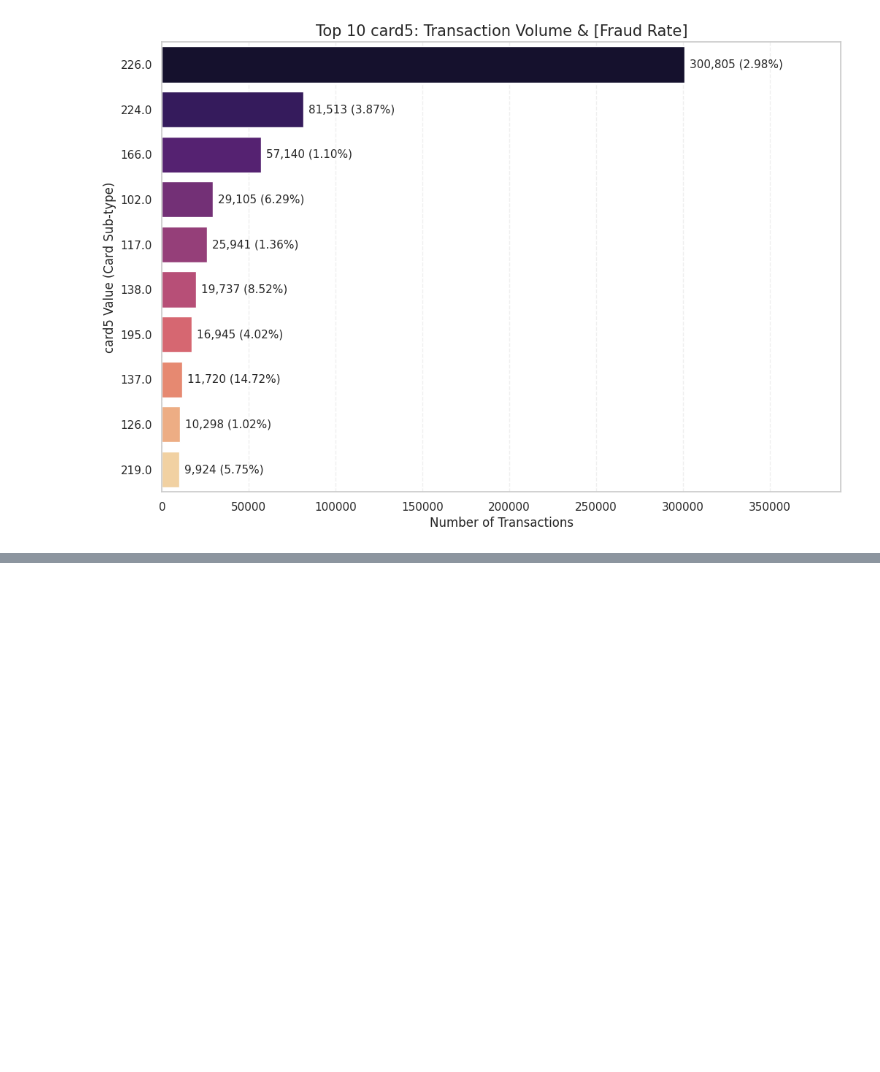
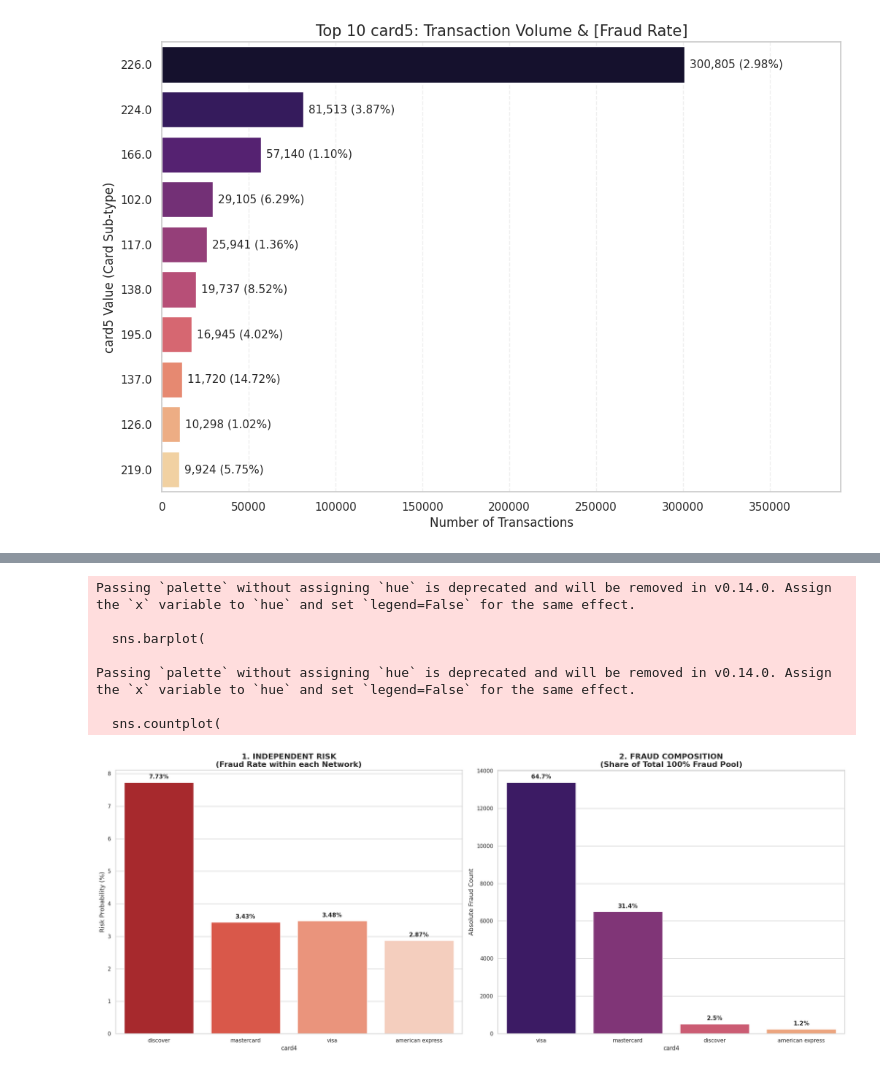
Before and after one commit to VaradBhagwat5/FedAudit, a Jupyter notebook: notebooks/data_visualisation.ipynb, the cells around one changed output, grey strips where cells are left out. Cells and saved outputs as stored; diff of their text form; code cells hidden in the pictures; blank space fills up the shorter version.

```diff
--- a/notebooks/data_visualisation.ipynb
+++ b/notebooks/data_visualisation.ipynb
@@ -338,0 +425,63 @@ plt.show()
+# %%
+"""
+Analysis: Calculating the fraud % in each card as well as overall contribution of cards in total frauds
+Result: Discover cards do alot of frauds, 7 frauds from a 100 transactions done
+And most of the frauds are done on visa's as mastercard's, which is obvious as they are the ones most used
+"""
+
+# Create the figure with two side-by-side subplots
+fig, (ax1, ax2) = plt.subplots(1, 2, figsize=(22, 9))
+
+# --- LEFT PLOT: Independent Risk (P(Fraud | Card)) ---
+# This shows the danger level of a single card transaction.
+sns.barplot(
+    data=df_limited,
+    x='card4',
+    y='isFraud',
+    palette='Reds_r',
+    estimator=lambda x: np.mean(x) * 100,
+    errorbar=None,
+    ax=ax1
+)
+if ax1.get_legend(): ax1.get_legend().remove()
+
+for p in ax1.patches:
+    ax1.annotate(f'{p.get_height():.2f}%', (p.get_x() + p.get_width() / 2., p.get_height()),
+                ha='center', va='bottom', fontsize=12, fontweight='bold', xytext=(0, 5), textcoords='offset points')
+
+ax1.set_title("1. INDEPENDENT RISK\n(Fraud Rate within each Network)", fontsize=16, fontweight='bold')
+ax1.set_ylabel("Risk Probability (%)", fontsize=13)
+
+# --- RIGHT PLOT: Fraud Composition (P(Card | Fraud)) ---
+# This shows the 'share of the pie' out of all frauds (adds up to 100%).
+df_fraud = df_limited[df_limited['isFraud'] == 1]
+total_frauds = len(df_fraud)
+
+sns.countplot(
+    data=df_fraud,
+    x='card4',
+    palette='magma',
+    order=df_fraud['card4'].value_counts().index,
+    ax=ax2
+)
+if ax2.get_legend(): ax2.get_legend().remove()
+
+for p in ax2.patches:
+    percentage = f'{100 * p.get_height() / total_frauds:.1f}%'
+    ax2.annotate(percentage, (p.get_x() + p.get_width() / 2., p.get_height()),
+                ha='center', va='bottom', fontsize=12, fontweight='bold', xytext=(0, 5), textcoords='offset points')
+
+ax2.set_title("2. FRAUD COMPOSITION\n(Share of Total 100% Fraud Pool)", fontsize=16, fontweight='bold')
+ax2.set_ylabel("Absolute Fraud Count", fontsize=13)
+
+plt.tight_layout()
+plt.show()
+# %% [output]
+Passing `palette` without assigning `hue` is deprecated and will be removed in v0.14.0. Assign the `x` variable to `hue` and set `legend=False` for the same effect.
+
+  sns.barplot(
+
+Passing `palette` without assigning `hue` is deprecated and will be removed in v0.14.0. Assign the `x` variable to `hue` and set `legend=False` for the same effect.
+
+  sns.countplot(
+[figure, added]
```
Also changed, not shown: parts of 12 cells of this notebook.
